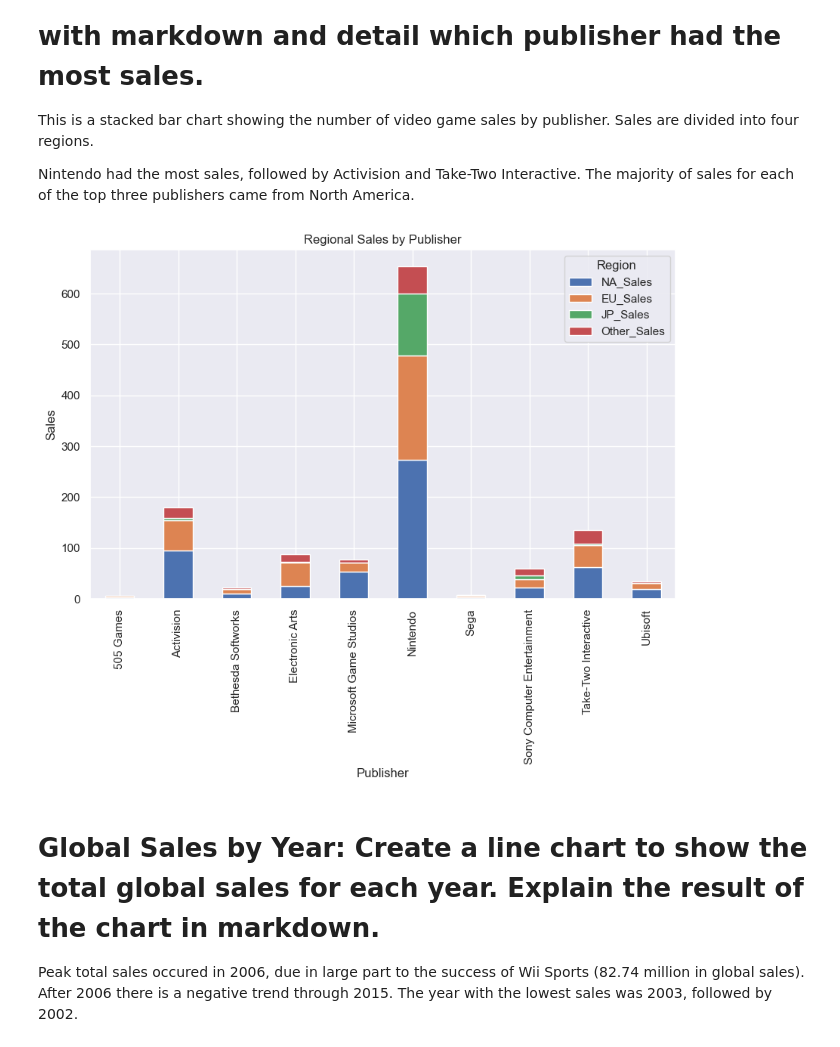
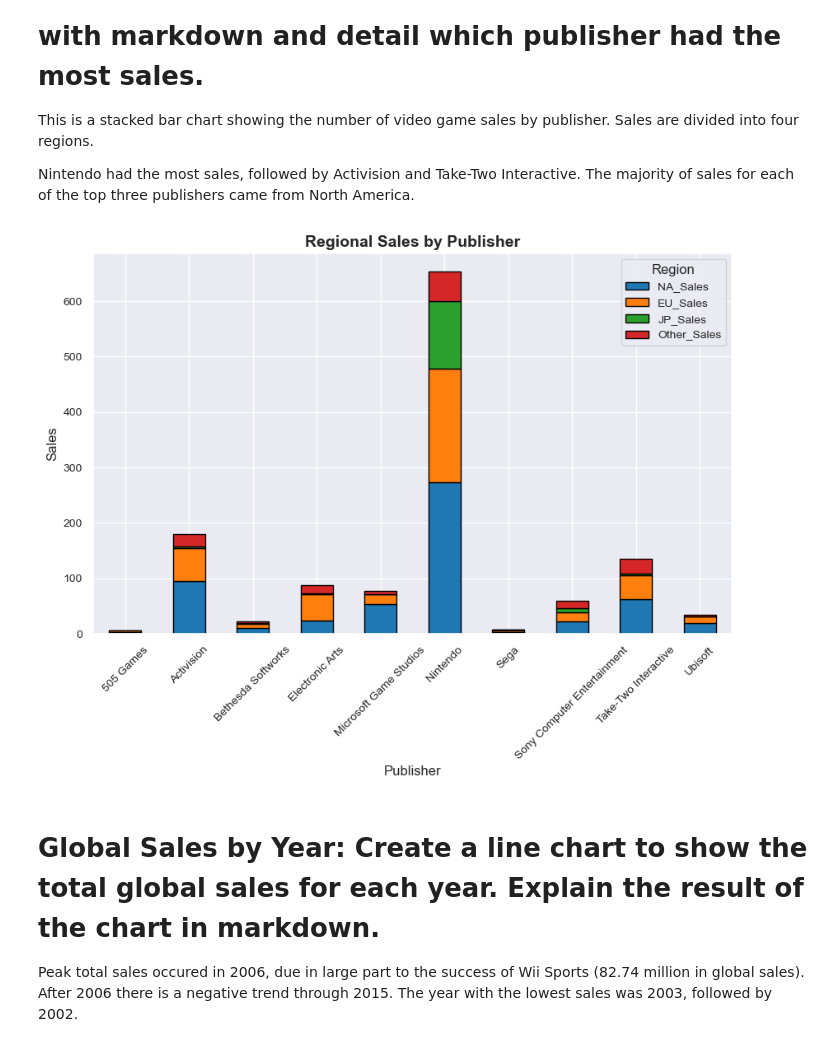
Before and after one commit to nseitler/video-game-sales, a Jupyter notebook: VideoGameDataViz.ipynb, the cells around one changed output. Cells and saved outputs as stored; diff of their text form; code cells hidden in the pictures.

Commit message:
updated color and line options for all charts

```diff
--- a/VideoGameDataViz.ipynb
+++ b/VideoGameDataViz.ipynb
@@ -22,16 +22,22 @@ This is a stacked bar chart showing the number of video game sales by publisher.
 Nintendo had the most sales, followed by Activision and Take-Two Interactive. The majority of sales for each of the top three publishers came from North America.
 # %%
 sales_by_publisher = vg.groupby('Publisher')[['NA_Sales', 'EU_Sales', 'JP_Sales', 'Other_Sales']].sum()
-sales_by_publisher.plot(kind='bar', stacked=True, figsize=(10, 6))
 
-plt.title('Regional Sales by Publisher')
-plt.xlabel('Publisher')
-plt.ylabel('Sales')
-plt.legend(title='Region')
+colors = ['#1f77b4', '#ff7f0e', '#2ca02c', '#d62728', '#9467bd', '#8c564b']
+
+ax = sales_by_publisher.plot(kind='bar', stacked=True, figsize=(10, 6), color=colors, edgecolor='black')
+
+plt.title('Regional Sales by Publisher', fontsize=14, fontweight='bold')
+plt.xlabel('Publisher', fontsize=12)
+plt.ylabel('Sales', fontsize=12)
+plt.legend(title='Region', fontsize=10)
+
+plt.xticks(rotation=45)
+plt.tick_params(axis='both', which='major', labelsize=10)
 
 plt.show()
 # %% [output]
-[figure, old version]
+[figure, new version]
 # %% [markdown]
 # Global Sales by Year: Create a line chart to show the total global sales for each year. Explain the result of the chart in markdown.
 
```
Also changed, not shown: parts of 8 cells of this notebook.
